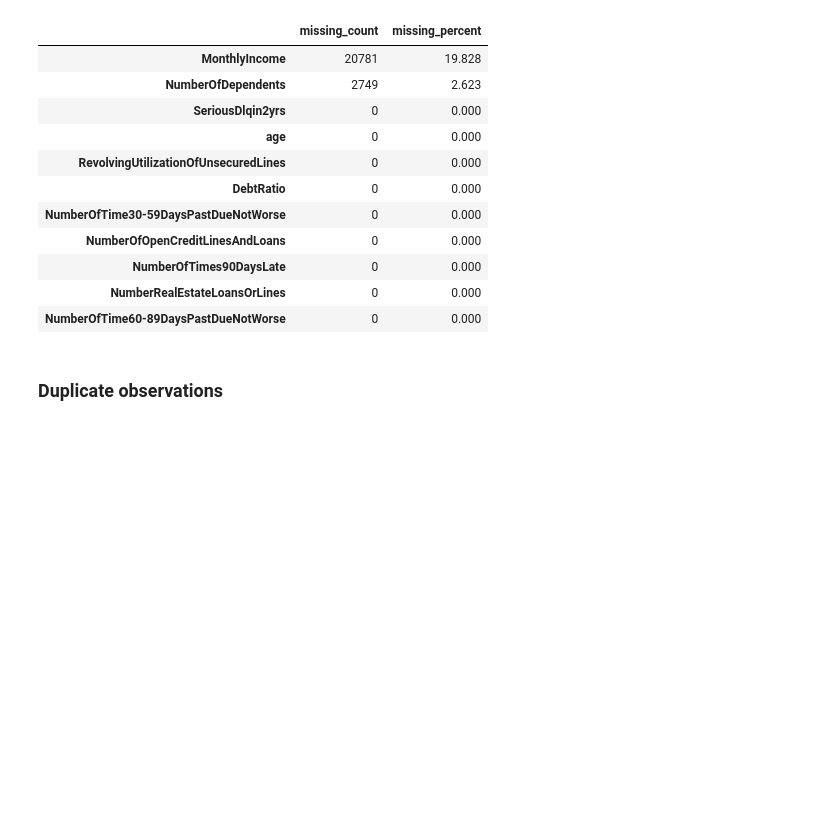
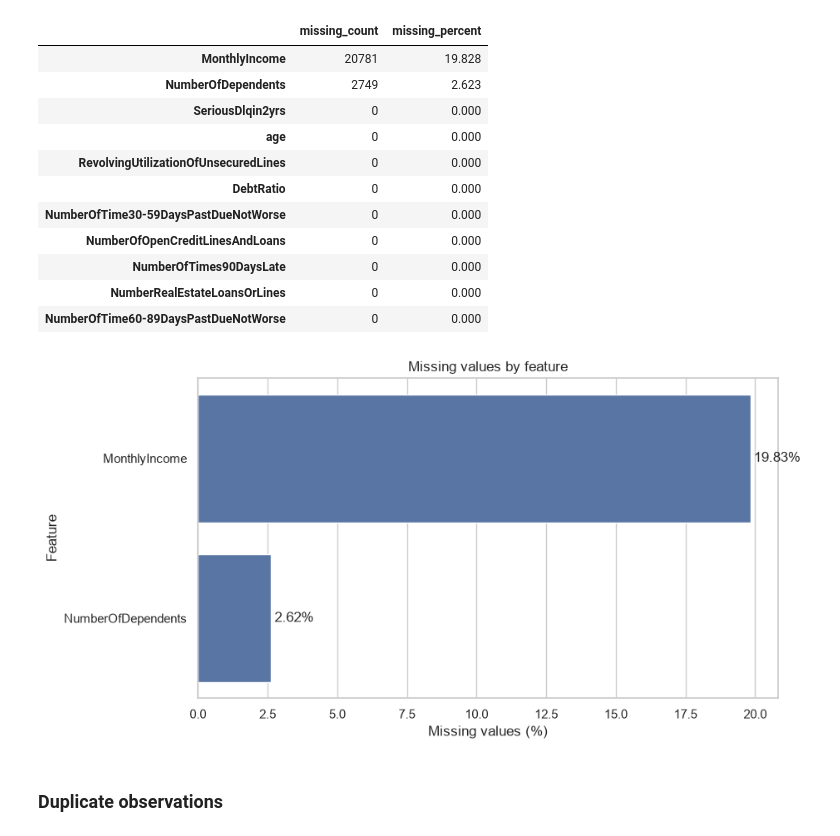
Before and after one commit to Randysman/credit_score, a Jupyter notebook: EDA.ipynb, the cells around one changed output. Cells and saved outputs as stored; diff of their text form; code cells hidden in the pictures; blank space fills up the shorter version.

```diff
--- a/EDA.ipynb
+++ b/EDA.ipynb
@@ -110,6 +119,35 @@ missing
 | NumberOfTimes90DaysLate | 0 | 0.000 |
 | NumberRealEstateLoansOrLines | 0 | 0.000 |
 | NumberOfTime60-89DaysPastDueNotWorse | 0 | 0.000 |
+# %%
+missing_plot = (
+    missing[missing['missing_count'] > 0]
+    .reset_index()
+    .rename(columns={'index': 'feature'})
+)
+
+plt.figure(figsize=(9, 5))
+
+ax = sns.barplot(
+    data=missing_plot,
+    x='missing_percent',
+    y='feature'
+)
+
+plt.title('Missing values by feature')
+plt.xlabel('Missing values (%)')
+plt.ylabel('Feature')
+
+for container in ax.containers:
+    ax.bar_label(
+        container,
+        fmt='%.2f%%',
+        padding=3
+    )
+
+plt.show()
+# %% [output]
+[figure, added]
 # %% [markdown]
 ### Duplicate observations
 # %%
```
Also changed, not shown: parts of 43 cells of this notebook.
